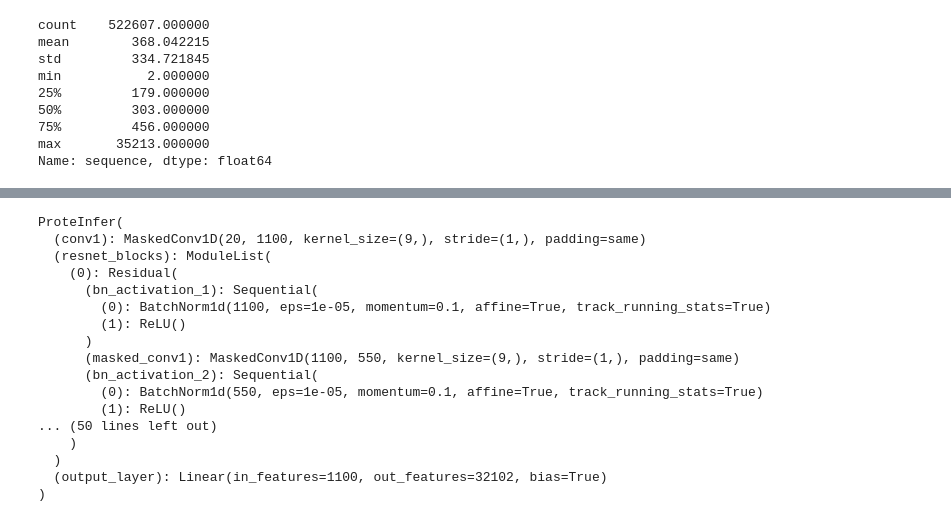
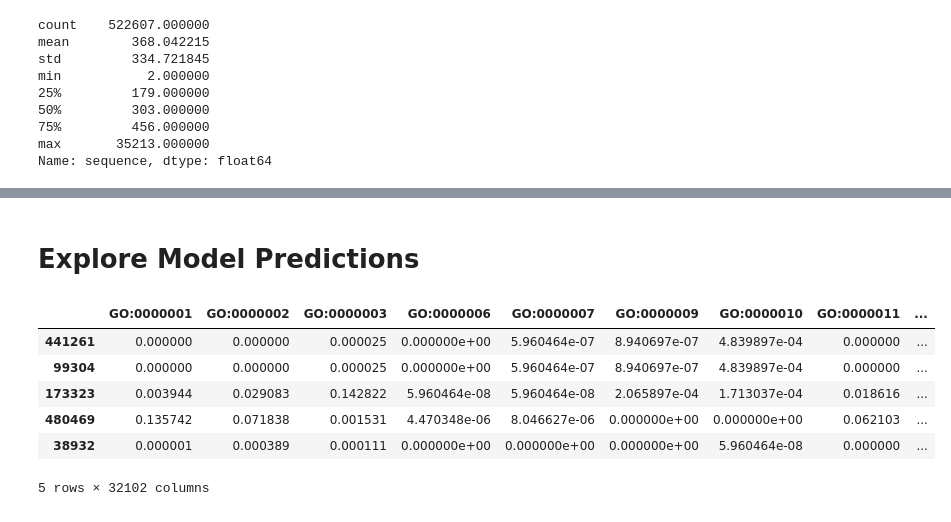
Before and after one commit to microsoft/protnote, a Jupyter notebook: notebooks/debugging.ipynb, the cells around one changed output, grey strips where cells are left out. Drawn from its saved outputs; the diff is of its cells as text; code cells hidden in the pictures.

```diff
--- a/notebooks/debugging.ipynb
+++ b/notebooks/debugging.ipynb
@@ -431,20 +124,15 @@ output_layer.bias:torch.Size([32102]) <--> inferrer/logits/bias:0:(32102,)
-# %%
-prot_enc
-# %% [output]
-ProteInfer(
-  (conv1): MaskedConv1D(20, 1100, kernel_size=(9,), stride=(1,), padding=same)
-  (resnet_blocks): ModuleList(
-    (0): Residual(
-      (bn_activation_1): Sequential(
-        (0): BatchNorm1d(1100, eps=1e-05, momentum=0.1, affine=True, track_running_stats=True)
-        (1): ReLU()
-      )
-      (masked_conv1): MaskedConv1D(1100, 550, kernel_size=(9,), stride=(1,), padding=same)
-      (bn_activation_2): Sequential(
-        (0): BatchNorm1d(550, eps=1e-05, momentum=0.1, affine=True, track_running_stats=True)
-        (1): ReLU()
-... (50 lines left out)
-    )
-  )
-  (output_layer): Linear(in_features=1100, out_features=32102, bias=True)
-)
+# %% [markdown]
+# Explore Model Predictions
+# %%
+val_labels = pd.read_parquet("../results/labels_ProTCL.parquet")
+val_probabilities = pd.read_parquet("../results/probabilities_ProTCL.parquet")
+# %%
+val_probabilities.head()
+# %% [output]
+|  | GO:0000001 | GO:0000002 | GO:0000003 | GO:0000006 | GO:0000007 | GO:0000009 | GO:0000010 | GO:0000011 | ... |
+| 441261 | 0.000000 | 0.000000 | 0.000025 | 0.000000e+00 | 5.960464e-07 | 8.940697e-07 | 4.839897e-04 | 0.000000 | ... |
+| 99304 | 0.000000 | 0.000000 | 0.000025 | 0.000000e+00 | 5.960464e-07 | 8.940697e-07 | 4.839897e-04 | 0.000000 | ... |
+| 173323 | 0.003944 | 0.029083 | 0.142822 | 5.960464e-08 | 5.960464e-08 | 2.065897e-04 | 1.713037e-04 | 0.018616 | ... |
+| 480469 | 0.135742 | 0.071838 | 0.001531 | 4.470348e-06 | 8.046627e-06 | 0.000000e+00 | 0.000000e+00 | 0.062103 | ... |
+| 38932 | 0.000001 | 0.000389 | 0.000111 | 0.000000e+00 | 0.000000e+00 | 0.000000e+00 | 5.960464e-08 | 0.000000 | ... |
+5 rows × 32102 columns
```
Also changed, not shown: parts of 48 cells of this notebook, 5 other files.
